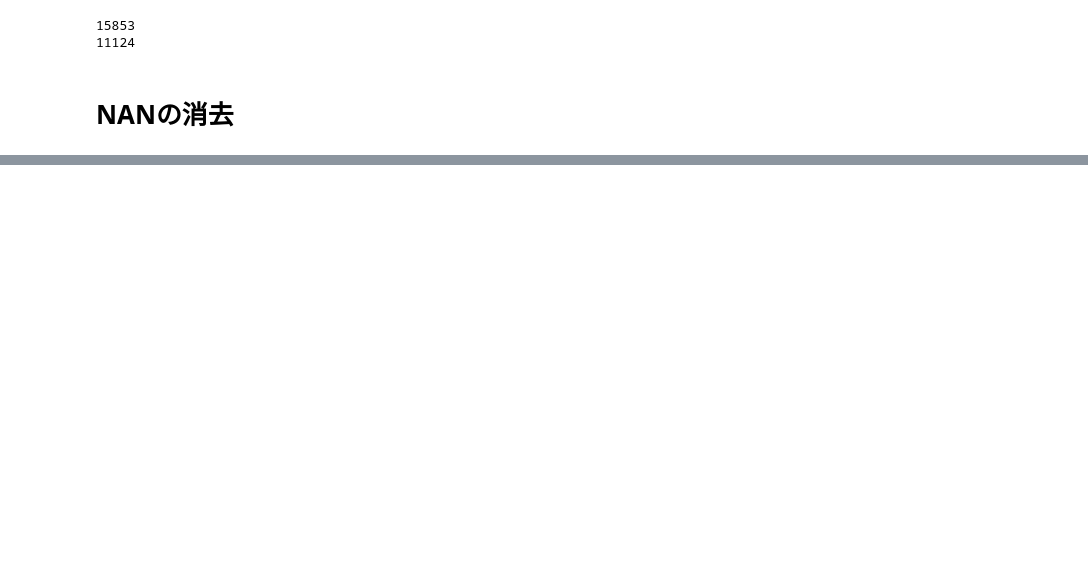
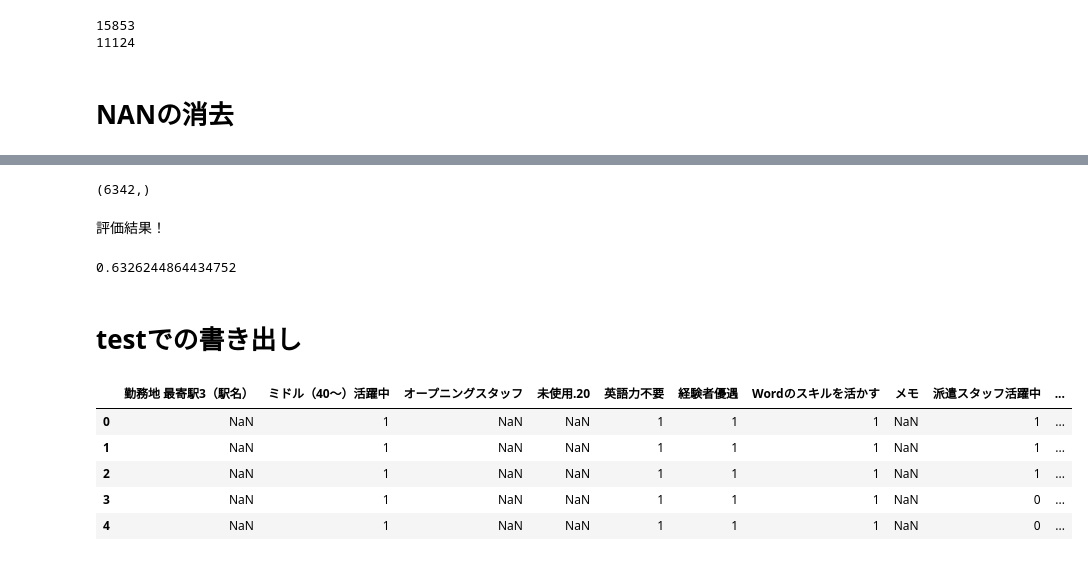
Before and after one commit to NatsukiH/apply_prediction, a Jupyter notebook: application_predict.ipynb, the cells around one changed output, grey strips where cells are left out. Cells and saved outputs as stored; diff of their text form; code cells hidden in the pictures; blank space fills up the shorter version.

```diff
--- a/application_predict.ipynb
+++ b/application_predict.ipynb
@@ -531,0 +624,24 @@ a_dropna_6.describe()
+# %%
+y_pred = rfr.predict(X_test)
+y_pred.shape
+# %% [output]
+(6342,)
+# %% [markdown]
+評価結果！
+# %%
+from sklearn.metrics import mean_squared_error
+np.sqrt(mean_squared_error(y_pred, y_test))
+# %% [output]
+0.6326244864434752
+# %% [markdown]
+# testでの書き出し
+# %%
+q_x = pd.read_csv("test_x.csv")
+q_x.head()
+# %% [output]
+|  | 勤務地 最寄駅3（駅名） | ミドル（40〜）活躍中 | オープニングスタッフ | 未使用.20 | 英語力不要 | 経験者優遇 | Wordのスキルを活かす | メモ | 派遣スタッフ活躍中 | ... |
+| 0 | NaN | 1 | NaN | NaN | 1 | 1 | 1 | NaN | 1 | ... |
+| 1 | NaN | 1 | NaN | NaN | 1 | 1 | 1 | NaN | 1 | ... |
+| 2 | NaN | 1 | NaN | NaN | 1 | 1 | 1 | NaN | 1 | ... |
+| 3 | NaN | 1 | NaN | NaN | 1 | 1 | 1 | NaN | 0 | ... |
+| 4 | NaN | 1 | NaN | NaN | 1 | 1 | 1 | NaN | 0 | ... |
```
Also changed, not shown: parts of 32 cells of this notebook, 2 other files.
